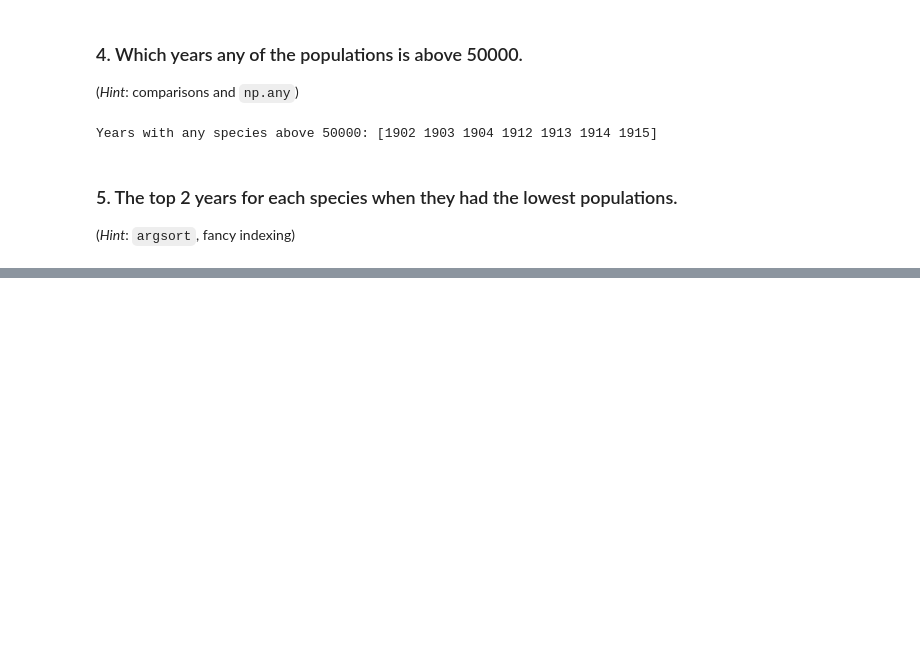
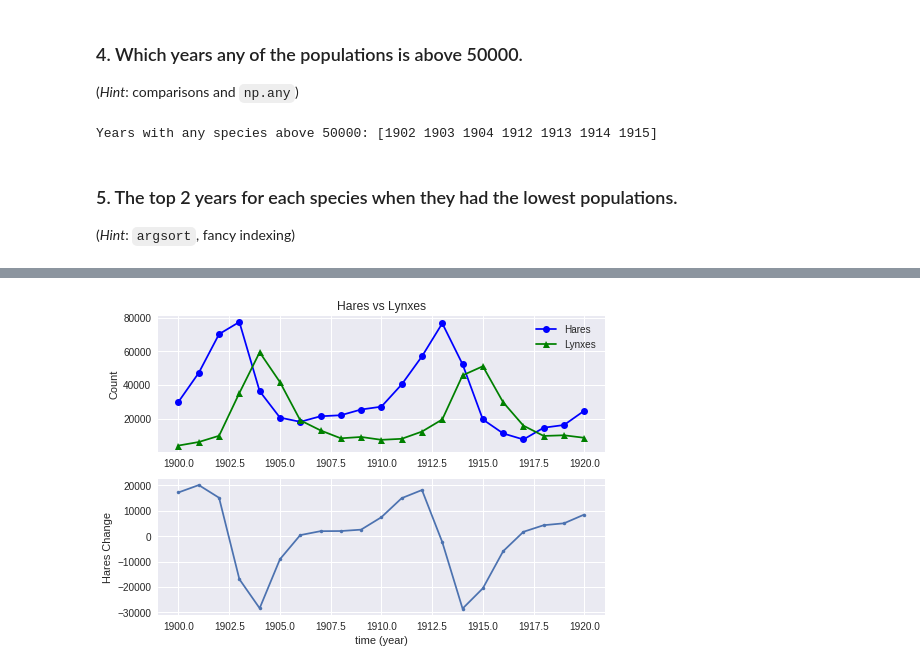
Before and after one commit to yerartdev/uc-m1967-mdsi, a Jupyter notebook: d5/m1967-numpy-statistics-gerardo-de-miguel-gonzalez-d5.ipynb, the cells around one changed output, grey strips where cells are left out. Saved outputs shown, nothing was run; the diff lists cells and outputs as text; code cells hidden in the pictures; blank space fills up the shorter version.

Commit message:
numpy: statistics assignment - question 6, minor fixings

```diff
--- a/d5/m1967-numpy-statistics-gerardo-de-miguel-gonzalez-d5.ipynb
+++ b/d5/m1967-numpy-statistics-gerardo-de-miguel-gonzalez-d5.ipynb
@@ -328,4 +342,12 @@ Top 2 worst years for each species: [[1917 1900 1916]
 # %%
-#::GMG::TODO::I have to understand how to use the numpy functions
+#::GMG::I have to understand how to use the numpy functions
 #       gradient() and corrcoef() AND matplotlib to be able to complete
 #       this task
+#::GMG::So change in hare population can be translated into gradient
+#       (derivative) in time with 1 year scale
+#
+#::GMG::I have the hares series in a numpy array
+print('hares count:',hares)
+#::GMG::I do the derivative with 1 year spacing between values
+change_hares = np.gradient(hares,1.0)
+print('hare time gradient:',change_hares)
@@ -331,0 +379,18 @@ Top 2 worst years for each species: [[1917 1900 1916]
+# %%
+#::GMG::So I'm plotting things now ... the correlation coefficient is negative
+#       which means that an increase of lynxes matches a decrease of hares
+#       that is a typical prey-predator relationship
+plt.subplot(2, 1, 1)
+plt.plot(years.astype(np.int64),hares,'bo-')
+plt.plot(years.astype(np.int64),lynxes,'g^-',)
+plt.title('Hares vs Lynxes')
+plt.ylabel('Count')
+plt.legend(('Hares', 'Lynxes'), loc='upper right')
+
+plt.subplot(2, 1, 2)
+plt.plot(years.astype(np.int64),change_hares,'.-')
+plt.ylabel('Hares Change')
+plt.xlabel('time (year)')
+plt.show()
+# %% [output]
+[figure, added]
```
Also changed, not shown: parts of 7 cells of this notebook.
